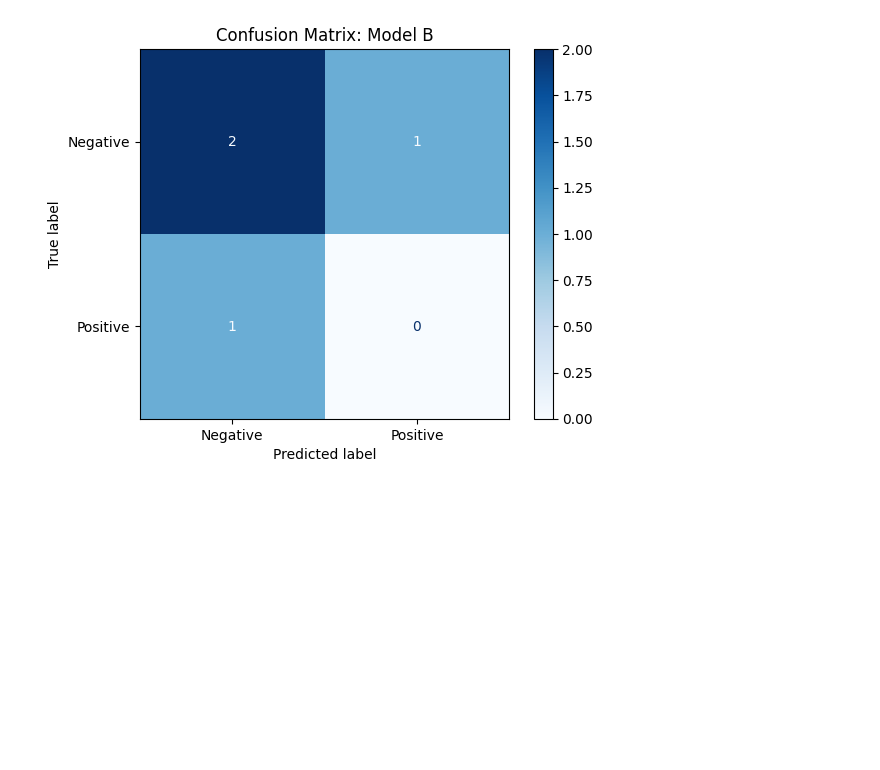
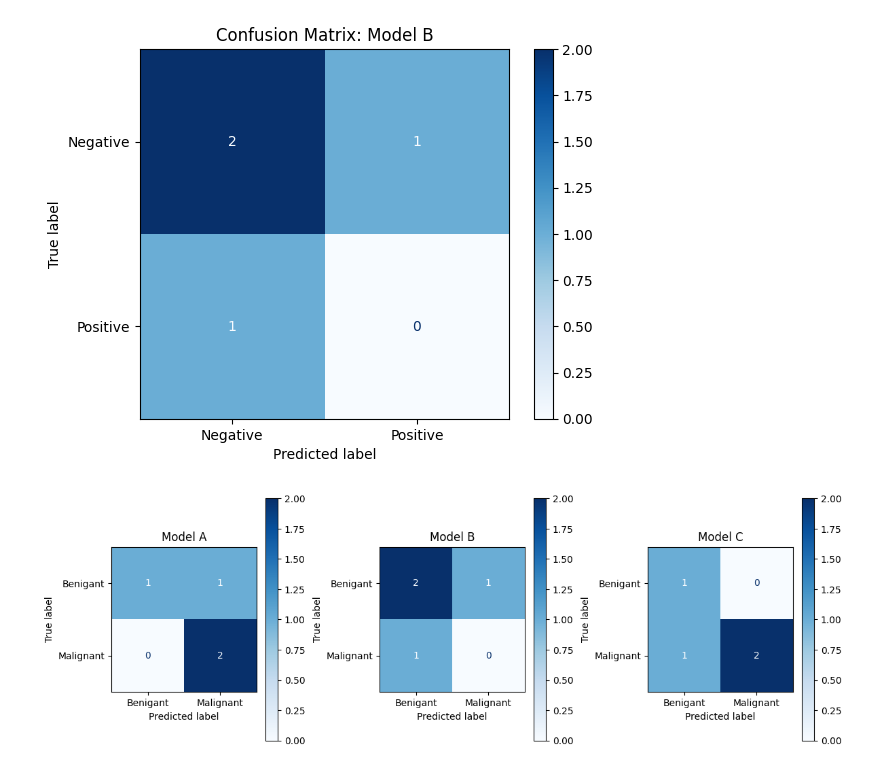
Before and after one commit to mayramtv/cnn-for-mammograms, a Jupyter notebook: Untitled.ipynb, the cells around one changed output. Cells and saved outputs as stored; diff of their text form; code cells hidden in the pictures; blank space fills up the shorter version.

```diff
--- a/Untitled.ipynb
+++ b/Untitled.ipynb
@@ -102,0 +150,24 @@ plot_model_confusion_matrices(models_data, class_names, show_only_one=True, inde
+# %%
+models_data = [
+    {'name': 'Model A', 'y_true': [0, 1, 0, 1], 'y_pred': [0, 1, 1, 1]},
+    {'name': 'Model B', 'y_true': [0, 1, 0, 0], 'y_pred': [0, 0, 0, 1]},
+    {'name': 'Model C', 'y_true': [1, 1, 1, 0], 'y_pred': [1, 0, 1, 0]},
+    {'name': 'Model D', 'y_true': [1, 0, 1, 0], 'y_pred': [1, 0, 1, 0]}
+]
+
+cm_data = {'Model A': {"metrics": {"confusion_matrix": confusion_matrix( [0, 1, 0, 1],  [0, 1, 1, 1])}},
+          'Model B': {"metrics": {"confusion_matrix": confusion_matrix( [0, 1, 0, 0],  [0, 0, 0, 1])}},
+          'Model C': {"metrics": {"confusion_matrix": confusion_matrix( [1, 1, 1, 0],  [1, 0, 1, 0])}},
+          'Model D': {"metrics": {"confusion_matrix": confusion_matrix( [1, 0, 1, 0],  [1, 0, 1, 0])}}
+          }
+
+
+
+
+class_names = ['Benigant', 'Malignant']
+
+
+# Show only one (Model B at index 1)
+plot_confusion_matrices(cm_data, ["Model A", "Model B", "Model C"], class_names)
+# %% [output]
+[figure, added]
```
Also changed, not shown: parts of 14 cells of this notebook, 1 other file.
